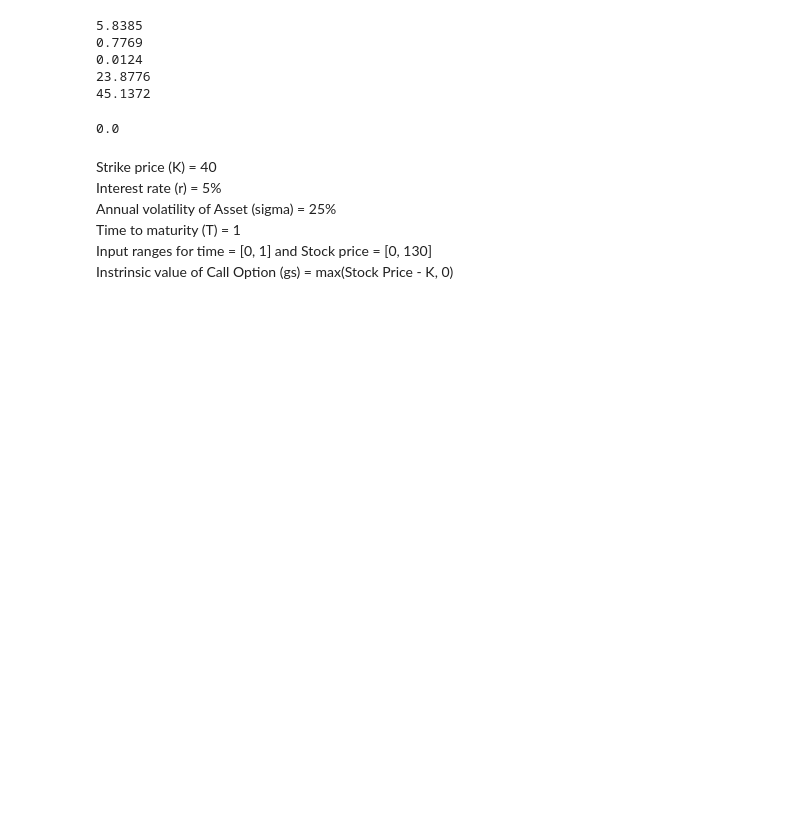
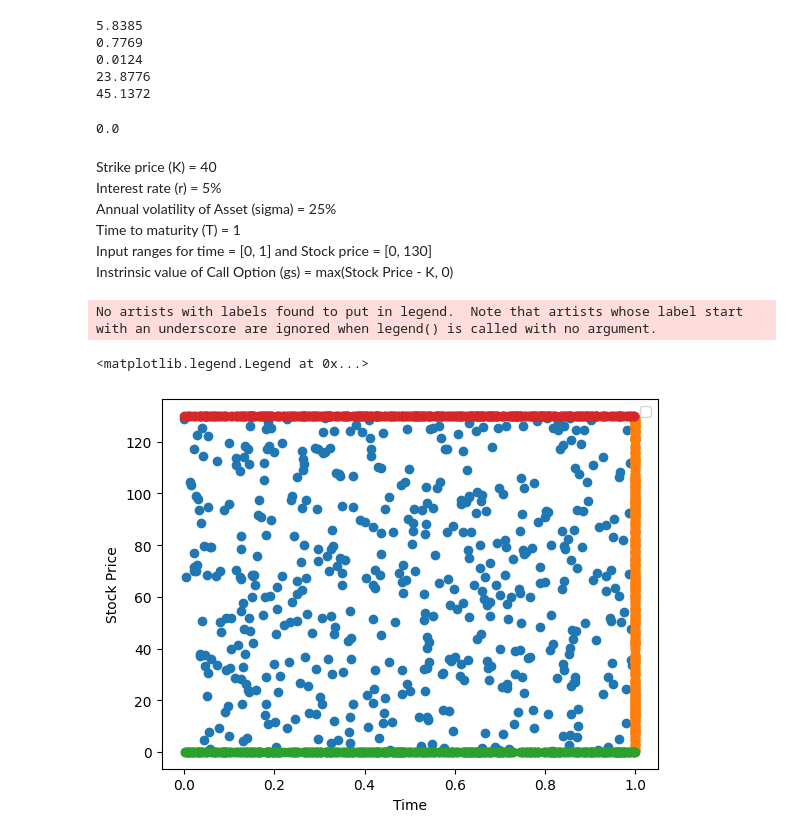
Before and after one commit to Heyymant/Solving-PDEs-using-Deep-Learning, a Jupyter notebook: Solving PDEs using Deep Neural Network.ipynb, the cells around one changed output. Saved outputs shown, nothing was run; the diff lists cells and outputs as text; code cells hidden in the pictures; blank space fills up the shorter version.

```diff
--- a/Solving PDEs using Deep Neural Network.ipynb
+++ b/Solving PDEs using Deep Neural Network.ipynb
@@ -100 +99,19 @@ def get_bvp_data(n):
+# %%
+x1,y1 = get_diff_data(500)
+x2,y2 = get_ivp_data(500)
+x3,y3,x4,y4 = get_bvp_data(500)
+
+plt.scatter(x1[:,0],x1[:,1])
+plt.scatter(x2[:,0],x2[:,1])
+plt.scatter(x3[:,0],x3[:,1])
+plt.scatter(x4[:,0],x4[:,1])
+# plt.scatter(x1[:,0],x1[:,1])
+
+plt.xlabel("Time")
+plt.ylabel('Stock Price')
+plt.legend()
+# %% [output]
+No artists with labels found to put in legend.  Note that artists whose label start with an underscore are ignored when legend() is called with no argument.
+<matplotlib.legend.Legend at 0x...>
+[figure, added]
 # %%
```
Also changed, not shown: parts of 3 cells of this notebook.
